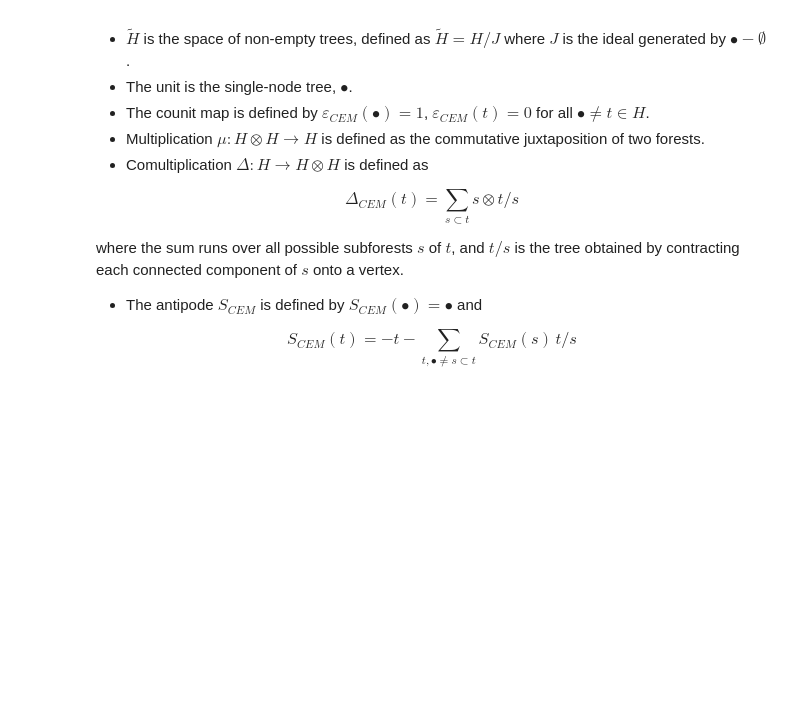
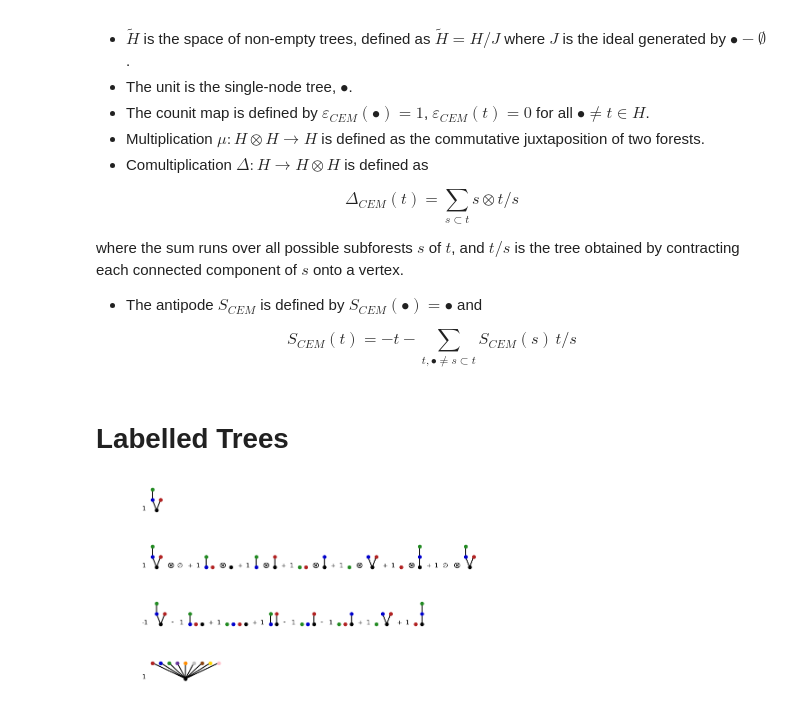
Before and after one commit to daniil-shmelev/kauri, a Jupyter notebook: examples/example.ipynb, the cells around one changed output. Drawn from its saved outputs; the diff is of its cells as text; code cells hidden in the pictures; blank space fills up the shorter version.

Commit message:
Display for labelled trees

```diff
--- a/examples/example.ipynb
+++ b/examples/example.ipynb
@@ -294,3 +294,19 @@ $$\Delta_{CEM}(t) = \sum_{s \subset t} s \otimes t / s$$
 - The antipode $S_{CEM}$ is defined by $S_{CEM}(\bullet) = \bullet$ and
 
 $$S_{CEM}(t) = -t - \sum_{t, \bullet \neq s \subset t} S_{CEM}(s) \, t / s$$
+# %% [markdown]
+# Labelled Trees
+# %%
+t = kr.Tree([[[3],2],[1],0])
+kr.display(t)
+kr.display(bck.coproduct(t))
+kr.display(bck.antipode(t))
+# %% [output]
+[figure, added]
+[figure, added]
+[figure, added]
+# %%
+t = kr.Tree([[i] for i in range(1,10)] + [0])
+kr.display(t)
+# %% [output]
+[figure, added]
```
Also changed, not shown: 3 other files.
